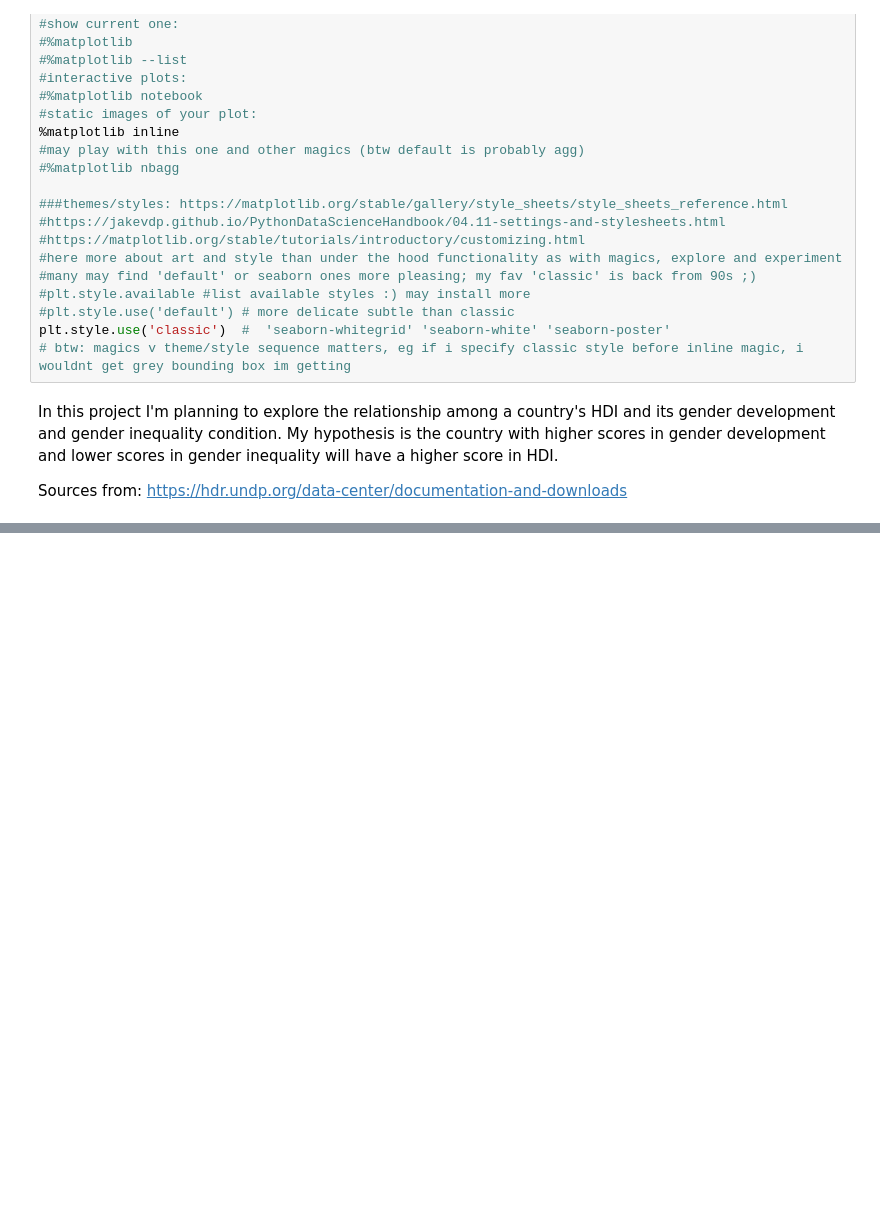
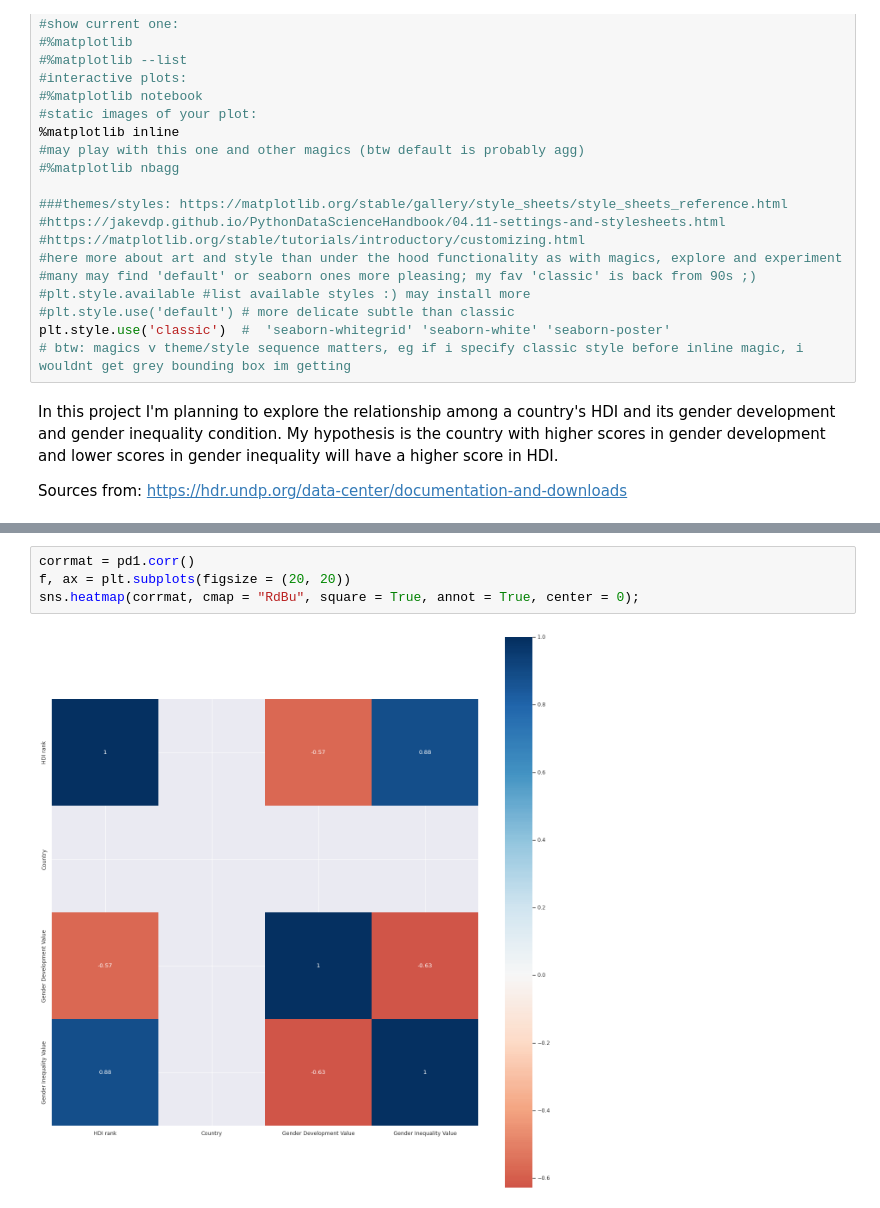
Before and after one commit to XiaoLiang28/vis, a Jupyter notebook: ps5.ipynb, the cells around one changed output, grey strips where cells are left out. Drawn from its saved outputs; the diff is of its cells as text; blank space fills up the shorter version.

```diff
--- a/ps5.ipynb
+++ b/ps5.ipynb
@@ -116,0 +250,6 @@ KeyError: ignored
+# %%
+corrmat = pd1.corr()
+f, ax = plt.subplots(figsize = (20, 20))
+sns.heatmap(corrmat, cmap = "RdBu", square = True, annot = True, center = 0);
+# %% [output]
+[figure, added]
```
Also changed, not shown: parts of 28 cells of this notebook.
